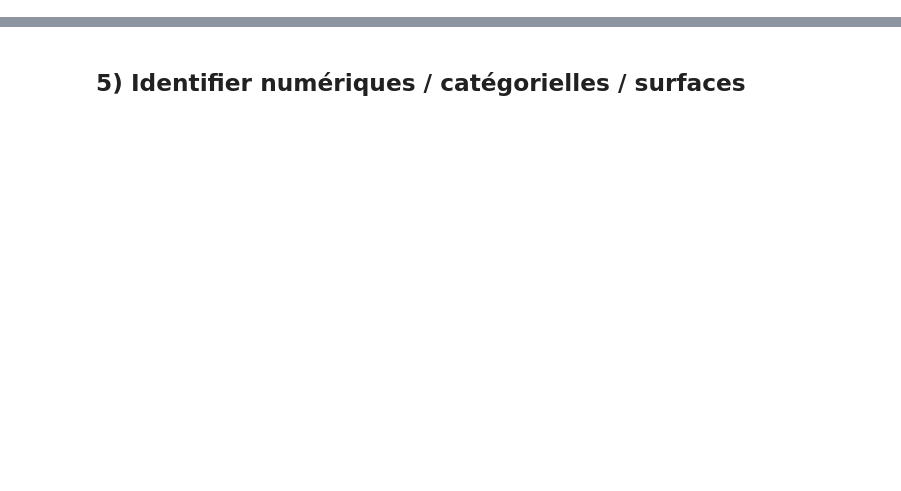
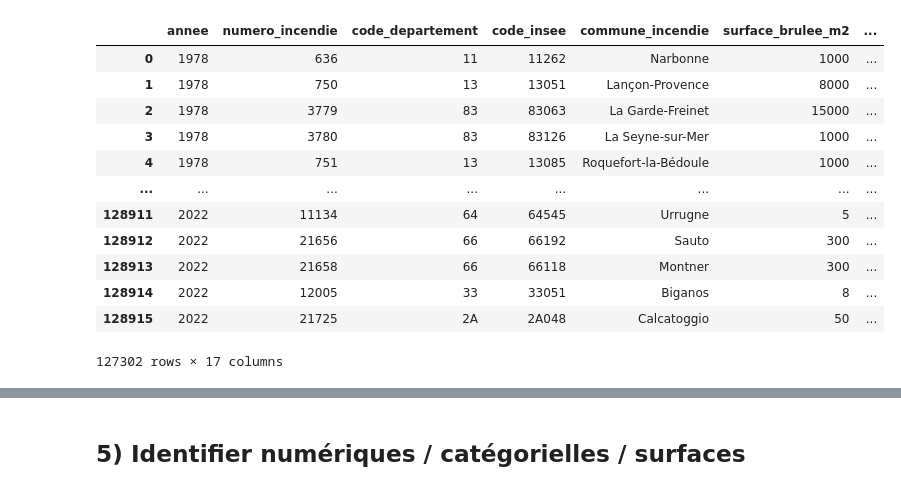
Before and after one commit to KAHINA-ABBAD/Projet-incendie-, a Jupyter notebook: notebooks/Incendies_EDA_Model.ipynb, the cells around one changed output, grey strips where cells are left out. Saved outputs shown, nothing was run; the diff lists cells and outputs as text; code cells hidden in the pictures; blank space fills up the shorter version.

```diff
--- a/notebooks/Incendies_EDA_Model.ipynb
+++ b/notebooks/Incendies_EDA_Model.ipynb
@@ -130,0 +202,3 @@ df[[date_col, 'annee','mois','jour']].head(3) if date_col else df.head(1)
+# %%
+# Remplacer les valeurs manquantes de `nature` par `Inconnu`
+df["nature"] = df["nature"].replace(r'^\s*$', "Inconnu", regex=True).fillna("Inconnu")
@@ -130,0 +277,3 @@ df[[date_col, 'annee','mois','jour']].head(3) if date_col else df.head(1)
+# %%
+# Supprimer les lignes avec des valeurs manquantes dans n'importe quelle colonne
+df = df.replace({r'^\s*$': np.nan, r'^\.\.$': np.nan}, regex=True).dropna(how="any")
@@ -130,0 +342,17 @@ df[[date_col, 'annee','mois','jour']].head(3) if date_col else df.head(1)
+# %%
+# df.drop(columns=["annee"], inplace=True)
+
+# Conversion en datetime
+df["date_alerte"] = pd.to_datetime(df["date_alerte"], errors="coerce")
+
+# Extraire composantes temporelles
+# df["annee"] = df["date_alerte"].dt.year
+df["mois"]  = df["date_alerte"].dt.month
+df["jour"]  = df["date_alerte"].dt.day
+df["heure"] = df["date_alerte"].dt.hour   # heure numérique (0–23)
+
+# Supprimer la colonne d’origine
+df.drop(columns=["date_alerte"], inplace=True)
+
+# Vérification
+df.head()
@@ -130,0 +366,29 @@ df[[date_col, 'annee','mois','jour']].head(3) if date_col else df.head(1)
+# %%
+# Renommer les colonnes pour plus de clarté et cohérence
+
+df.rename(columns={
+    "numero": "numero_incendie",
+    "departement": "code_departement",
+    "surface_parcourue_m2": "surface_brulee_m2",
+    "nature": "nature_incendie",
+    "lat": "latitude",
+    "lon": "longitude",
+    "population": "population_commune",
+    "densite": "densite_population"
+}, inplace=True)
+
+df
+# %% [output]
+|  | annee | numero_incendie | code_departement | code_insee | commune_incendie | surface_brulee_m2 | ... |
+| 0 | 1978 | 636 | 11 | 11262 | Narbonne | 1000 | ... |
+| 1 | 1978 | 750 | 13 | 13051 | Lançon-Provence | 8000 | ... |
+| 2 | 1978 | 3779 | 83 | 83063 | La Garde-Freinet | 15000 | ... |
+| 3 | 1978 | 3780 | 83 | 83126 | La Seyne-sur-Mer | 1000 | ... |
+| 4 | 1978 | 751 | 13 | 13085 | Roquefort-la-Bédoule | 1000 | ... |
+| ... | ... | ... | ... | ... | ... | ... | ... |
+| 128911 | 2022 | 11134 | 64 | 64545 | Urrugne | 5 | ... |
+| 128912 | 2022 | 21656 | 66 | 66192 | Sauto | 300 | ... |
+| 128913 | 2022 | 21658 | 66 | 66118 | Montner | 300 | ... |
+| 128914 | 2022 | 12005 | 33 | 33051 | Biganos | 8 | ... |
+| 128915 | 2022 | 21725 | 2A | 2A048 | Calcatoggio | 50 | ... |
+127302 rows × 17 columns
```
Also changed, not shown: parts of 75 cells of this notebook, 2 other files.
